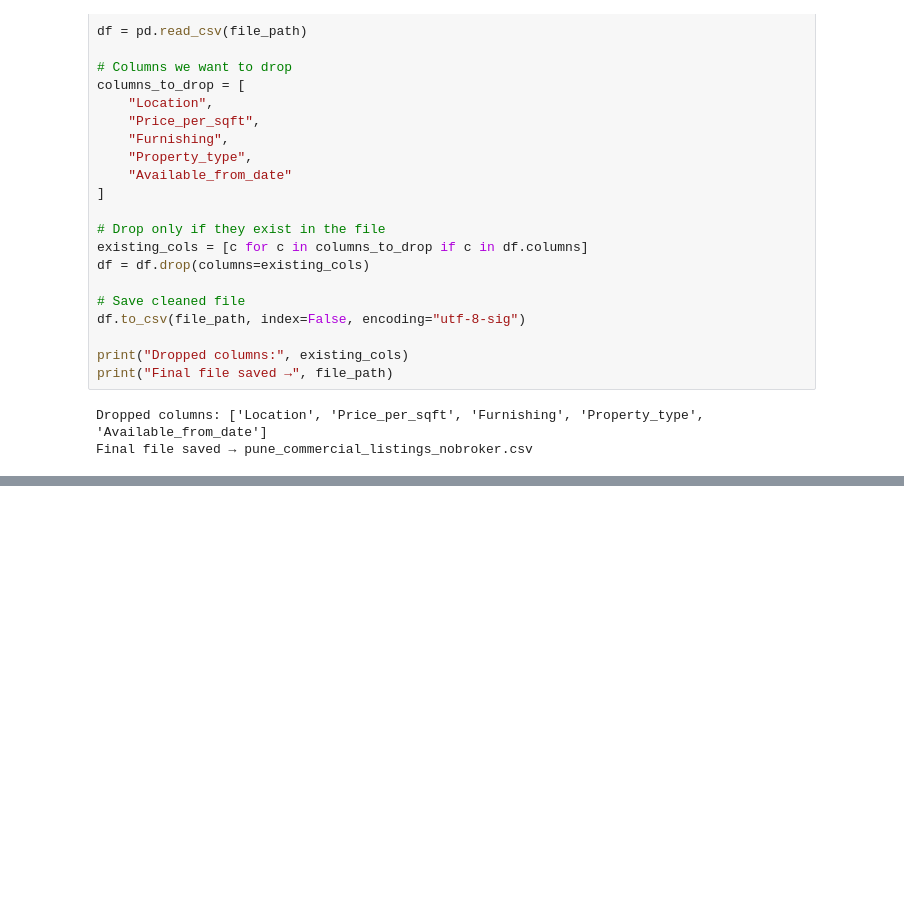
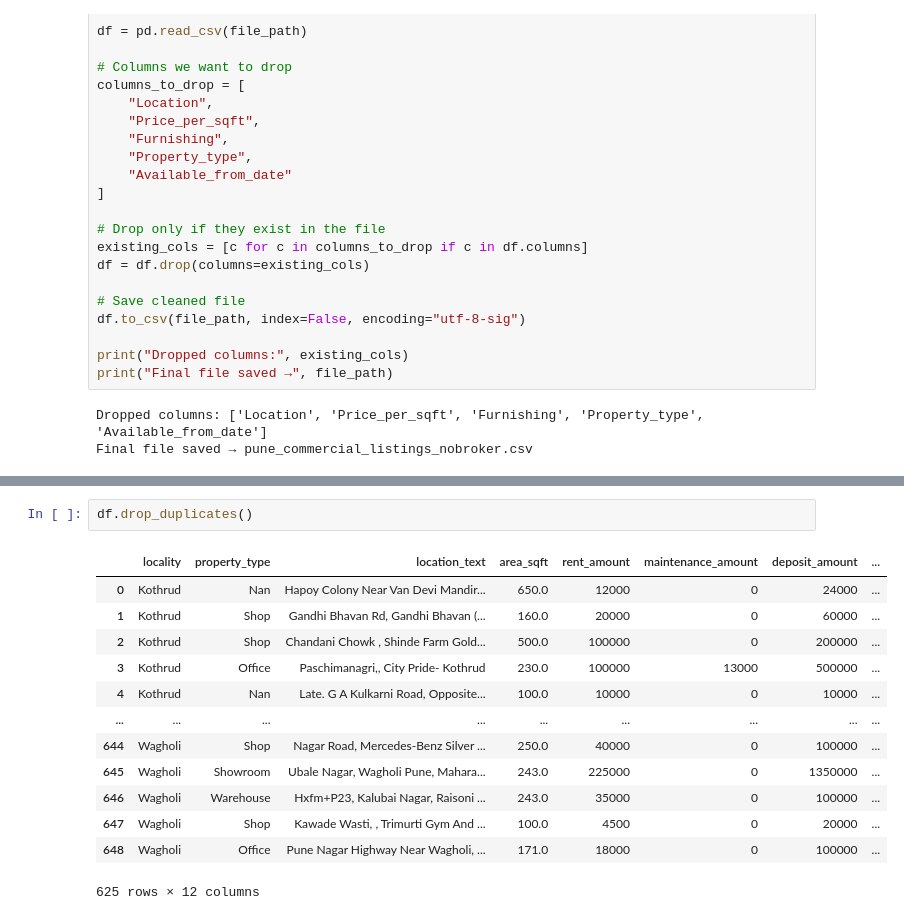
Before and after one commit to Rohit-Girhe/Web-Scrapping-Project, a Jupyter notebook: DatasetCleaning.ipynb, the cells around one changed output, grey strips where cells are left out. Saved outputs shown, nothing was run; the diff lists cells and outputs as text; blank space fills up the shorter version.

```diff
--- a/DatasetCleaning.ipynb
+++ b/DatasetCleaning.ipynb
@@ -635,0 +948,16 @@ Final file saved → pune_commercial_listings_nobroker.csv
+# %%
+df.drop_duplicates()
+# %% [output]
+|  | locality | property_type | location_text | area_sqft | rent_amount | maintenance_amount | deposit_amount | ... |
+| 0 | Kothrud | Nan | Hapoy Colony Near Van Devi Mandir... | 650.0 | 12000 | 0 | 24000 | ... |
+| 1 | Kothrud | Shop | Gandhi Bhavan Rd, Gandhi Bhavan (... | 160.0 | 20000 | 0 | 60000 | ... |
+| 2 | Kothrud | Shop | Chandani Chowk , Shinde Farm Gold... | 500.0 | 100000 | 0 | 200000 | ... |
+| 3 | Kothrud | Office | Paschimanagri,, City Pride- Kothrud | 230.0 | 100000 | 13000 | 500000 | ... |
+| 4 | Kothrud | Nan | Late. G A Kulkarni Road, Opposite... | 100.0 | 10000 | 0 | 10000 | ... |
+| ... | ... | ... | ... | ... | ... | ... | ... | ... |
+| 644 | Wagholi | Shop | Nagar Road, Mercedes-Benz Silver ... | 250.0 | 40000 | 0 | 100000 | ... |
+| 645 | Wagholi | Showroom | Ubale Nagar, Wagholi Pune, Mahara... | 243.0 | 225000 | 0 | 1350000 | ... |
+| 646 | Wagholi | Warehouse | Hxfm+P23, Kalubai Nagar, Raisoni ... | 243.0 | 35000 | 0 | 100000 | ... |
+| 647 | Wagholi | Shop | Kawade Wasti, , Trimurti Gym And ... | 100.0 | 4500 | 0 | 20000 | ... |
+| 648 | Wagholi | Office | Pune Nagar Highway Near Wagholi, ... | 171.0 | 18000 | 0 | 100000 | ... |
+625 rows × 12 columns
```
Also changed, not shown: parts of 14 cells of this notebook, 3 other files.
